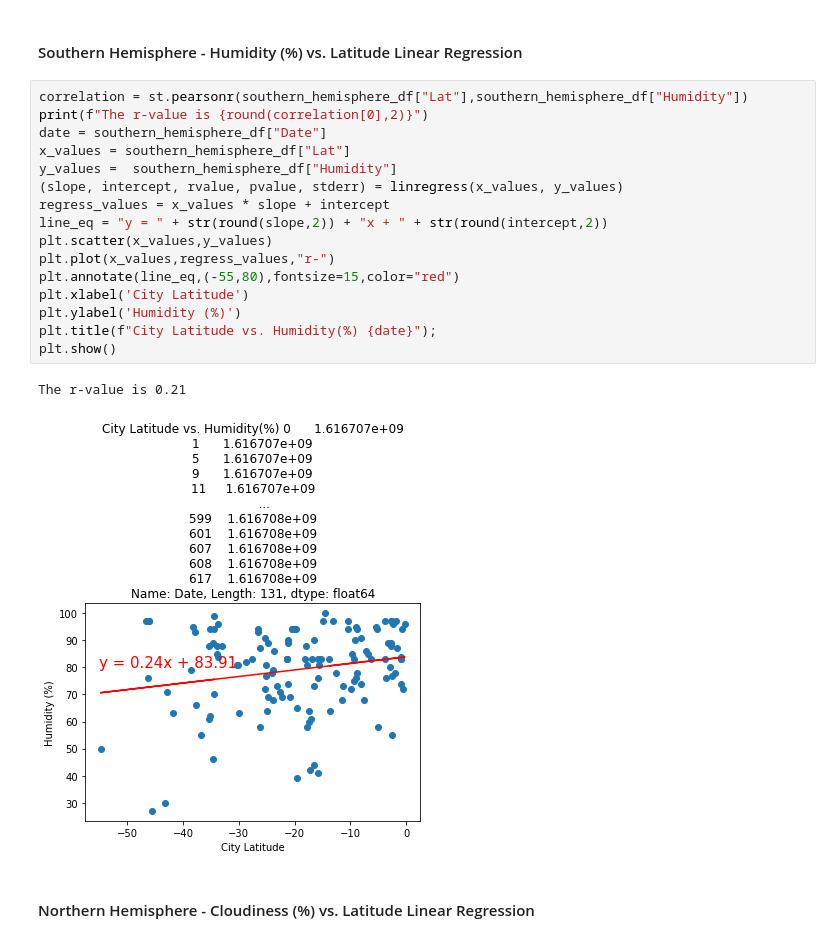
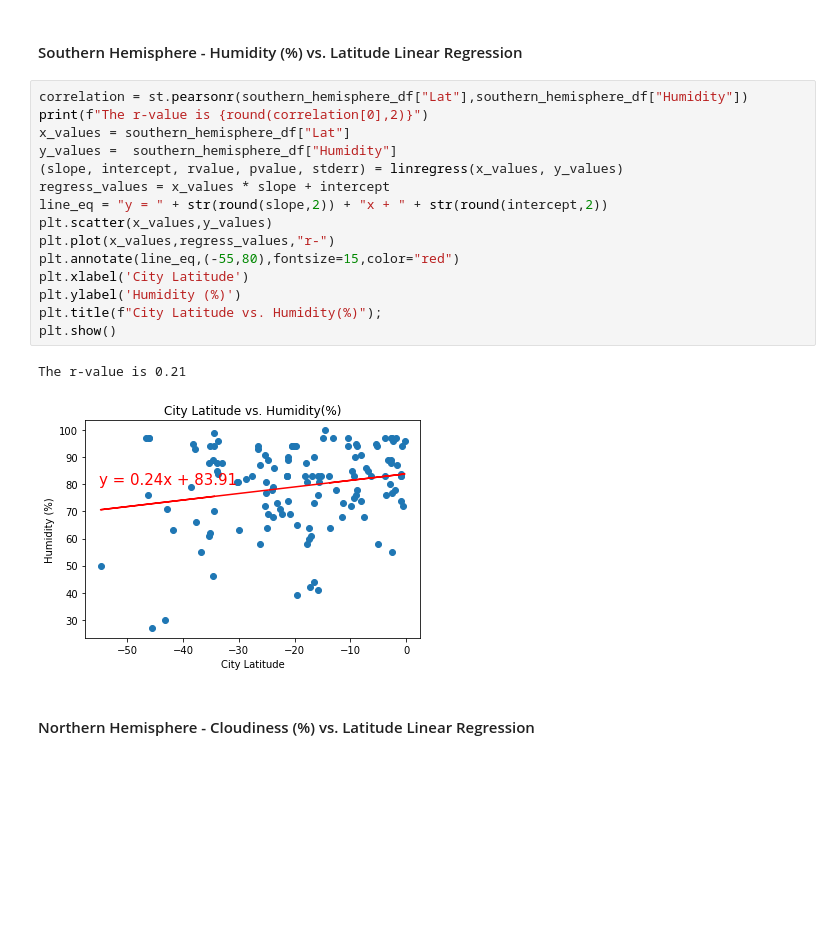
Before and after one commit to sieiden/python_api_challenge, a Jupyter notebook: WeatherPy .ipynb, the cells around one changed output. Saved outputs shown, nothing was run; the diff lists cells and outputs as text; blank space fills up the shorter version.

```diff
--- a/WeatherPy .ipynb
+++ b/WeatherPy .ipynb
@@ -319,22 +316,21 @@ The r-value is 0.46
 # %%
 correlation = st.pearsonr(southern_hemisphere_df["Lat"],southern_hemisphere_df["Humidity"])
 print(f"The r-value is {round(correlation[0],2)}")
-date = southern_hemisphere_df["Date"]
 x_values = southern_hemisphere_df["Lat"]
 y_values =  southern_hemisphere_df["Humidity"]
 (slope, intercept, rvalue, pvalue, stderr) = linregress(x_values, y_values)
 regress_values = x_values * slope + intercept
 line_eq = "y = " + str(round(slope,2)) + "x + " + str(round(intercept,2))
 plt.scatter(x_values,y_values)
 plt.plot(x_values,regress_values,"r-")
 plt.annotate(line_eq,(-55,80),fontsize=15,color="red")
 plt.xlabel('City Latitude')
 plt.ylabel('Humidity (%)')
-plt.title(f"City Latitude vs. Humidity(%) {date}");
+plt.title(f"City Latitude vs. Humidity(%)");
 plt.show()
 # %% [output]
 The r-value is 0.21
-[figure, old version]
+[figure, new version]
 # %% [markdown]
 ####  Northern Hemisphere - Cloudiness (%) vs. Latitude Linear Regression
 # %%
```
Also changed, not shown: parts of 7 cells of this notebook.
